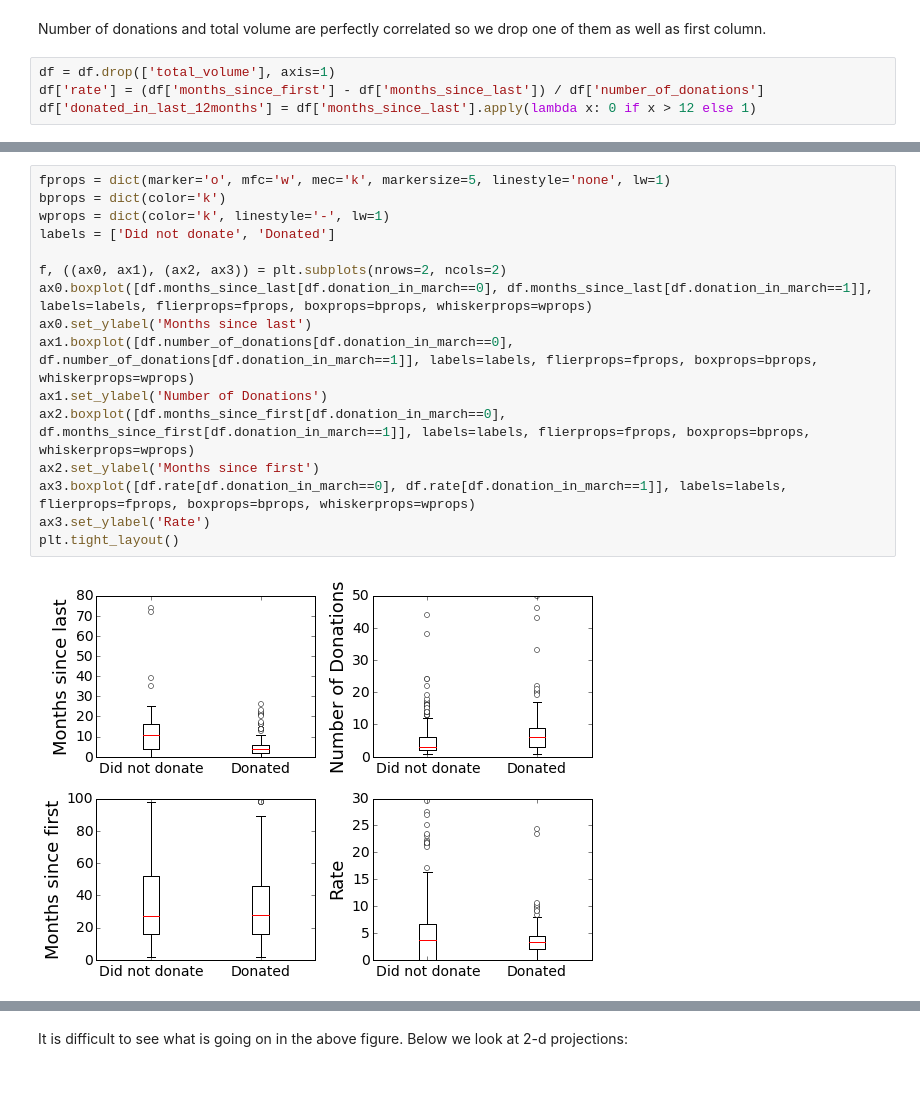
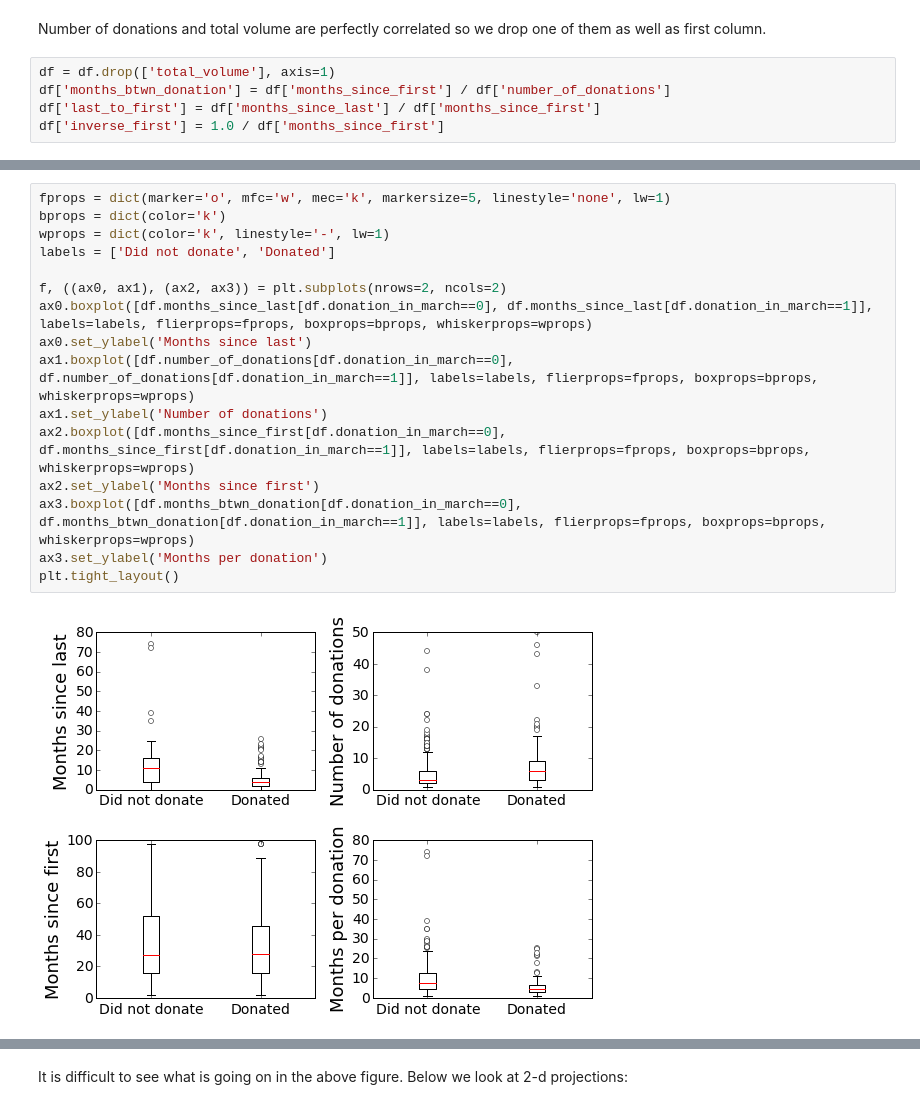
Before and after one commit to jhalverson/data_science, a Jupyter notebook: project_blood_donations/exploratory_data_analysis.ipynb, the cells around one changed output, grey strips where cells are left out. Cells and saved outputs as stored; diff of their text form; blank space fills up the shorter version.

```diff
--- a/project_blood_donations/exploratory_data_analysis.ipynb
+++ b/project_blood_donations/exploratory_data_analysis.ipynb
@@ -93,8 +93,9 @@ df[df['donation_in_march'] == 1].iloc[:,1:-1].corr().applymap(lambda x: round(x,
 Number of donations and total volume are perfectly correlated so we drop one of them as well as first column.
 # %%
 df = df.drop(['total_volume'], axis=1)
-df['rate'] = (df['months_since_first'] - df['months_since_last']) / df['number_of_donations']
-df['donated_in_last_12months'] = df['months_since_last'].apply(lambda x: 0 if x > 12 else 1)
+df['months_btwn_donation'] = df['months_since_first'] / df['number_of_donations']
+df['last_to_first'] = df['months_since_last'] / df['months_since_first']
+df['inverse_first'] = 1.0 / df['months_since_first']
 # %%
 df.head()
 # %% [output]
@@ -119,21 +120,21 @@ df.describe()
 # %%
 fprops = dict(marker='o', mfc='w', mec='k', markersize=5, linestyle='none', lw=1)
 bprops = dict(color='k')
 wprops = dict(color='k', linestyle='-', lw=1)
 labels = ['Did not donate', 'Donated']
 
 f, ((ax0, ax1), (ax2, ax3)) = plt.subplots(nrows=2, ncols=2)
 ax0.boxplot([df.months_since_last[df.donation_in_march==0], df.months_since_last[df.donation_in_march==1]], labels=labels, flierprops=fprops, boxprops=bprops, whiskerprops=wprops)
 ax0.set_ylabel('Months since last')
 ax1.boxplot([df.number_of_donations[df.donation_in_march==0], df.number_of_donations[df.donation_in_march==1]], labels=labels, flierprops=fprops, boxprops=bprops, whiskerprops=wprops)
-ax1.set_ylabel('Number of Donations')
+ax1.set_ylabel('Number of donations')
 ax2.boxplot([df.months_since_first[df.donation_in_march==0], df.months_since_first[df.donation_in_march==1]], labels=labels, flierprops=fprops, boxprops=bprops, whiskerprops=wprops)
 ax2.set_ylabel('Months since first')
-ax3.boxplot([df.rate[df.donation_in_march==0], df.rate[df.donation_in_march==1]], labels=labels, flierprops=fprops, boxprops=bprops, whiskerprops=wprops)
-ax3.set_ylabel('Rate')
+ax3.boxplot([df.months_btwn_donation[df.donation_in_march==0], df.months_btwn_donation[df.donation_in_march==1]], labels=labels, flierprops=fprops, boxprops=bprops, whiskerprops=wprops)
+ax3.set_ylabel('Months per donation')
 plt.tight_layout()
 # %% [output]
-[figure, old version]
+[figure, new version]
 # %%
 df[df['donation_in_march'] == 1].corr().applymap(lambda x: round(x, 2))
 # %% [output]
```
Also changed, not shown: parts of 11 cells of this notebook.
